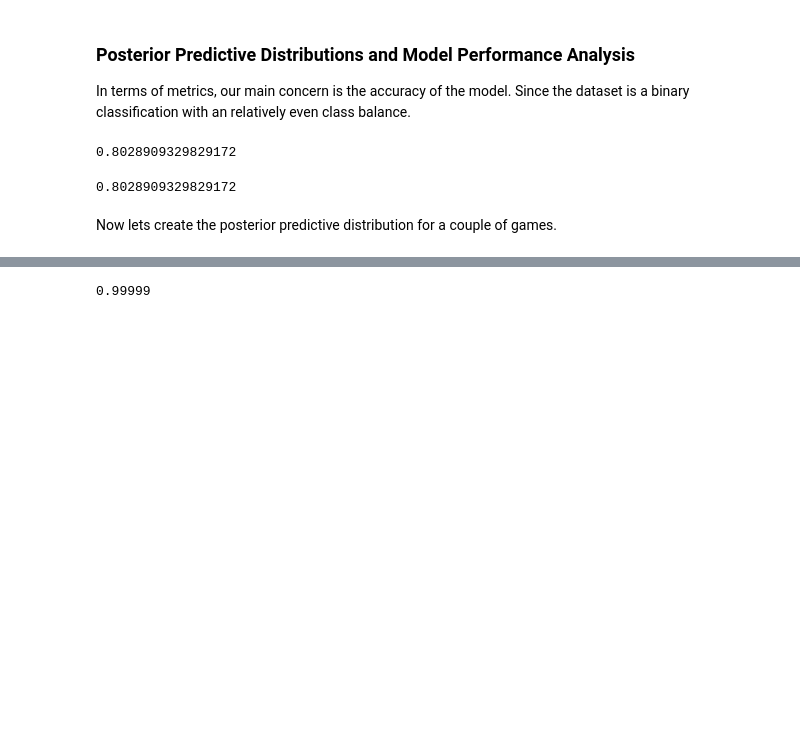
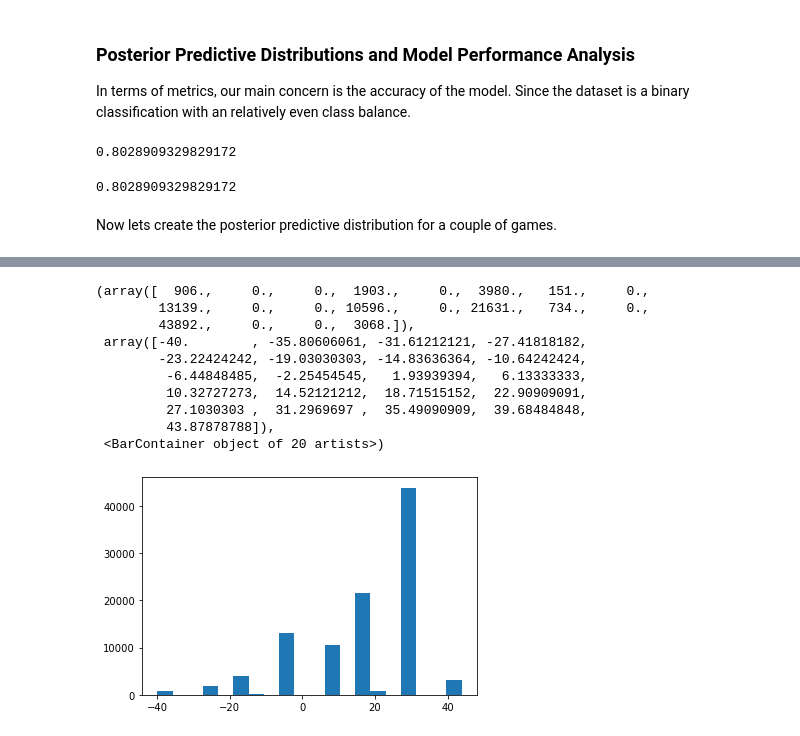
Before and after one commit to btcain4/Bayesian_College_Football, a Jupyter notebook: Bayesian_Modeling/Model_Analysis.ipynb, the cells around one changed output, grey strips where cells are left out. Cells and saved outputs as stored; diff of their text form; code cells hidden in the pictures; blank space fills up the shorter version.

```diff
--- a/Bayesian_Modeling/Model_Analysis.ipynb
+++ b/Bayesian_Modeling/Model_Analysis.ipynb
@@ -456,4 +455,0 @@ plt.hist(postPred)
-# %%
-len(postPred[postPred==1])/len(postPred)
-# %% [output]
-0.99999
@@ -459,0 +502,25 @@ len(postPred[postPred==1])/len(postPred)
+# %%
+postPred_list = [posterior_predictive(p_dist(finalPosterior.to_numpy(),x[30])),
+                 posterior_predictive(p_dist(finalPosterior.to_numpy(),x[40])),
+                 posterior_predictive(p_dist(finalPosterior.to_numpy(),x[50])),
+                 posterior_predictive(p_dist(finalPosterior.to_numpy(),x[60]))]
+# %%
+wagerList = [10,10,10,10]
+oddsList = [-220,110,250,-300]
+betList = [1,0,0,1]
+samp_num = 100000
+winDist = posterior_winnings(postPred_list,wagerList,oddsList,betList,samp_num)
+# %%
+plt.hist(winDist,bins=20)
+# %% [output]
+(array([  906.,     0.,     0.,  1903.,     0.,  3980.,   151.,     0.,
+        13139.,     0.,     0., 10596.,     0., 21631.,   734.,     0.,
+        43892.,     0.,     0.,  3068.]),
+ array([-40.        , -35.80606061, -31.61212121, -27.41818182,
+        -23.22424242, -19.03030303, -14.83636364, -10.64242424,
+         -6.44848485,  -2.25454545,   1.93939394,   6.13333333,
+         10.32727273,  14.52121212,  18.71515152,  22.90909091,
+         27.1030303 ,  31.2969697 ,  35.49090909,  39.68484848,
+         43.87878788]),
+ <BarContainer object of 20 artists>)
+[figure, added]
```
Also changed, not shown: parts of 6 cells of this notebook.
